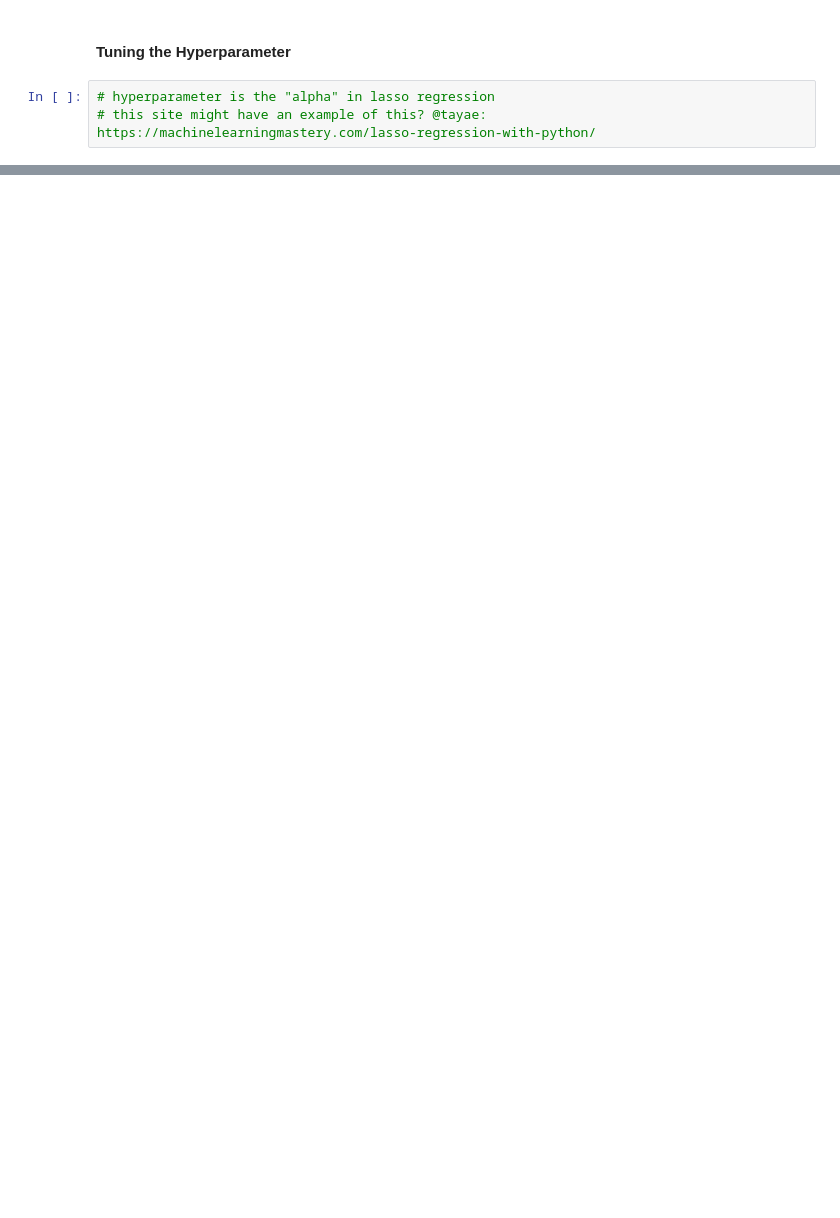
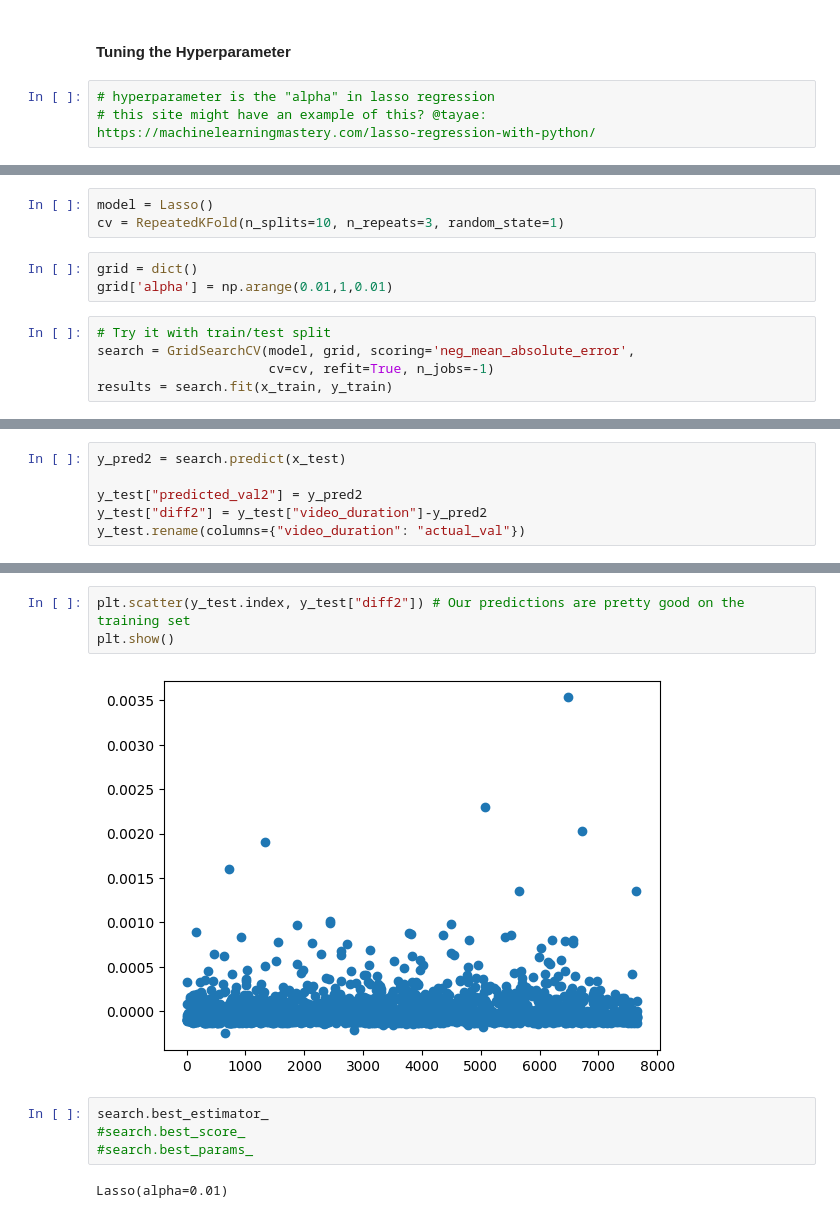
Before and after one commit to carolinejjung/cs315, a Jupyter notebook: lasso_regression_tutorial.ipynb, the cells around one changed output, grey strips where cells are left out. Saved outputs shown, nothing was run; the diff lists cells and outputs as text; blank space fills up the shorter version.

```diff
--- a/lasso_regression_tutorial.ipynb
+++ b/lasso_regression_tutorial.ipynb
@@ -125,0 +129,11 @@ plt.show()
+# %%
+model = Lasso()
+cv = RepeatedKFold(n_splits=10, n_repeats=3, random_state=1)
+# %%
+grid = dict()
+grid['alpha'] = np.arange(0.01,1,0.01)
+# %%
+# Try it with train/test split
+search = GridSearchCV(model, grid, scoring='neg_mean_absolute_error',
+                      cv=cv, refit=True, n_jobs=-1)
+results = search.fit(x_train, y_train)
@@ -125,0 +145,6 @@ plt.show()
+# %%
+y_pred2 = search.predict(x_test)
+
+y_test["predicted_val2"] = y_pred2
+y_test["diff2"] = y_test["video_duration"]-y_pred2
+y_test.rename(columns={"video_duration": "actual_val"})
@@ -125,0 +187,11 @@ plt.show()
+# %%
+plt.scatter(y_test.index, y_test["diff2"]) # Our predictions are pretty good on the training set
+plt.show()
+# %% [output]
+[figure, added]
+# %%
+search.best_estimator_
+#search.best_score_
+#search.best_params_
+# %% [output]
+Lasso(alpha=0.01)
```
Also changed, not shown: parts of 7 cells of this notebook.
